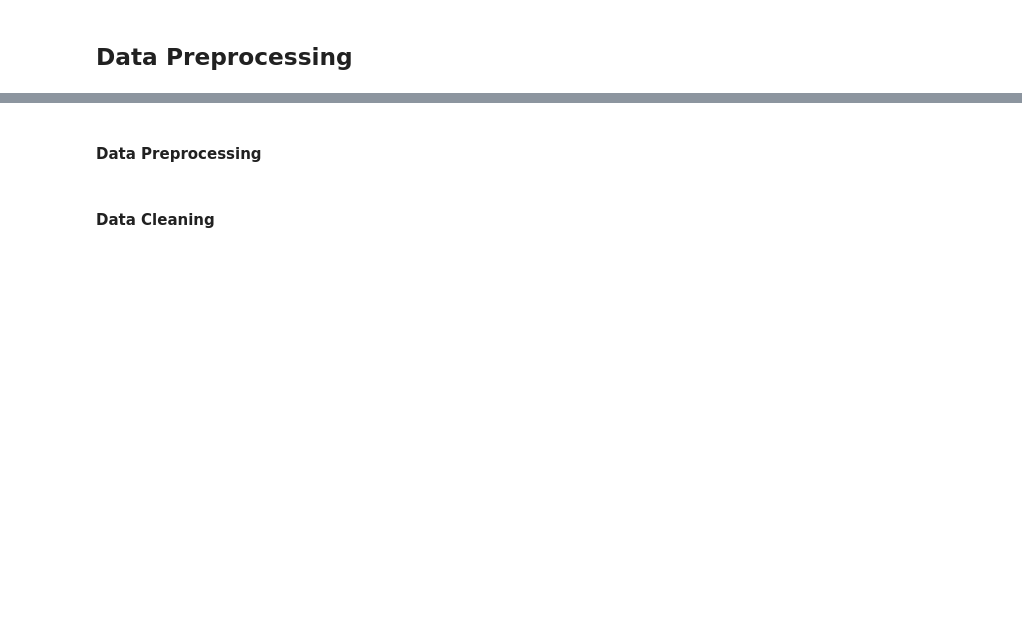
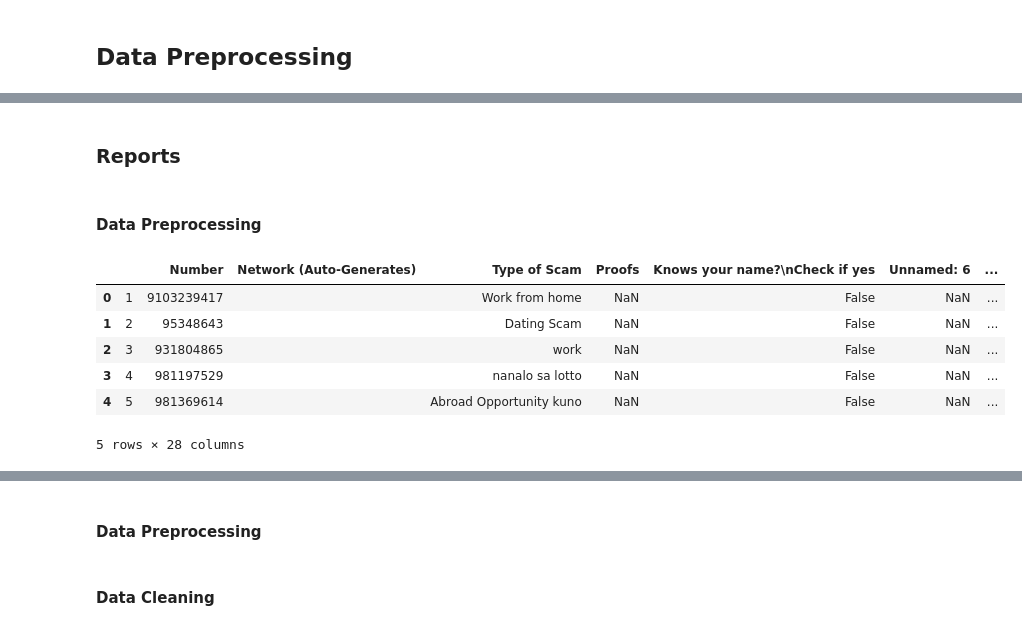
Before and after one commit to AGR-Yes/ScamMessagesPhilippines, a Jupyter notebook: PhilippineSpamSMS_Phase_1.ipynb, the cells around one changed output, grey strips where cells are left out. Saved outputs shown, nothing was run; the diff lists cells and outputs as text; code cells hidden in the pictures; blank space fills up the shorter version.

```diff
--- a/PhilippineSpamSMS_Phase_1.ipynb
+++ b/PhilippineSpamSMS_Phase_1.ipynb
@@ -78,0 +314,14 @@ df.info()
+# %% [markdown]
+### **Reports**
+# %% [markdown]
+#### **Data Preprocessing**
+# %%
+report.head()
+# %% [output]
+|  |  | Number | Network (Auto-Generates) | Type of Scam | Proofs | Knows your name?\nCheck if yes | Unnamed: 6 | ... |
+| 0 | 1 | 9103239417 |  | Work from home | NaN | False | NaN | ... |
+| 1 | 2 | 95348643 |  | Dating Scam | NaN | False | NaN | ... |
+| 2 | 3 | 931804865 |  | work | NaN | False | NaN | ... |
+| 3 | 4 | 981197529 |  | nanalo sa lotto | NaN | False | NaN | ... |
+| 4 | 5 | 981369614 |  | Abroad Opportunity kuno | NaN | False | NaN | ... |
+5 rows × 28 columns
```
Also changed, not shown: parts of 39 cells of this notebook, 1 other file.
